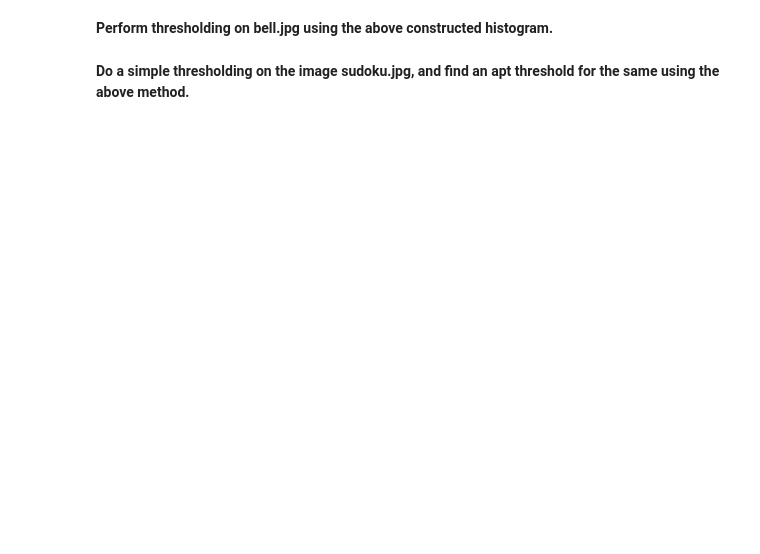
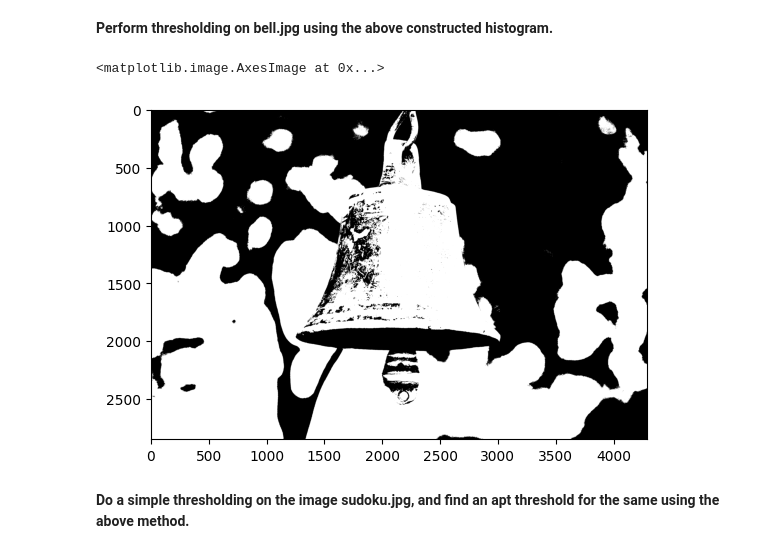
Before and after one commit to Kyrylo-Shyvam/CVIT-Workshop, a Jupyter notebook: Day-1/Session1.ipynb, the cells around one changed output. Cells and saved outputs as stored; diff of their text form; code cells hidden in the pictures; blank space fills up the shorter version.

```diff
--- a/Day-1/Session1.ipynb
+++ b/Day-1/Session1.ipynb
@@ -562,4 +578,15 @@ hist = cv.calcHist()
 # %% [markdown]
 **Perform thresholding on bell.jpg using the above constructed histogram.**
+# %%
+# _, out = cv2.threshold(bell, 100, 255, cv2.THRESH_BINARY)
+k =100
+bell[bell < k] = 0
+bell[bell >=k] = 255
+out = bell
+_,ax1 = plt.subplots()
+ax1.imshow(out,cmap='gray')
+# %% [output]
+<matplotlib.image.AxesImage at 0x...>
+[figure, added]
 # %% [markdown]
 **Do a simple thresholding on the image sudoku.jpg, and find an apt threshold for the same using the above method.**
```
Also changed, not shown: parts of 6 cells of this notebook, 1 other file.
